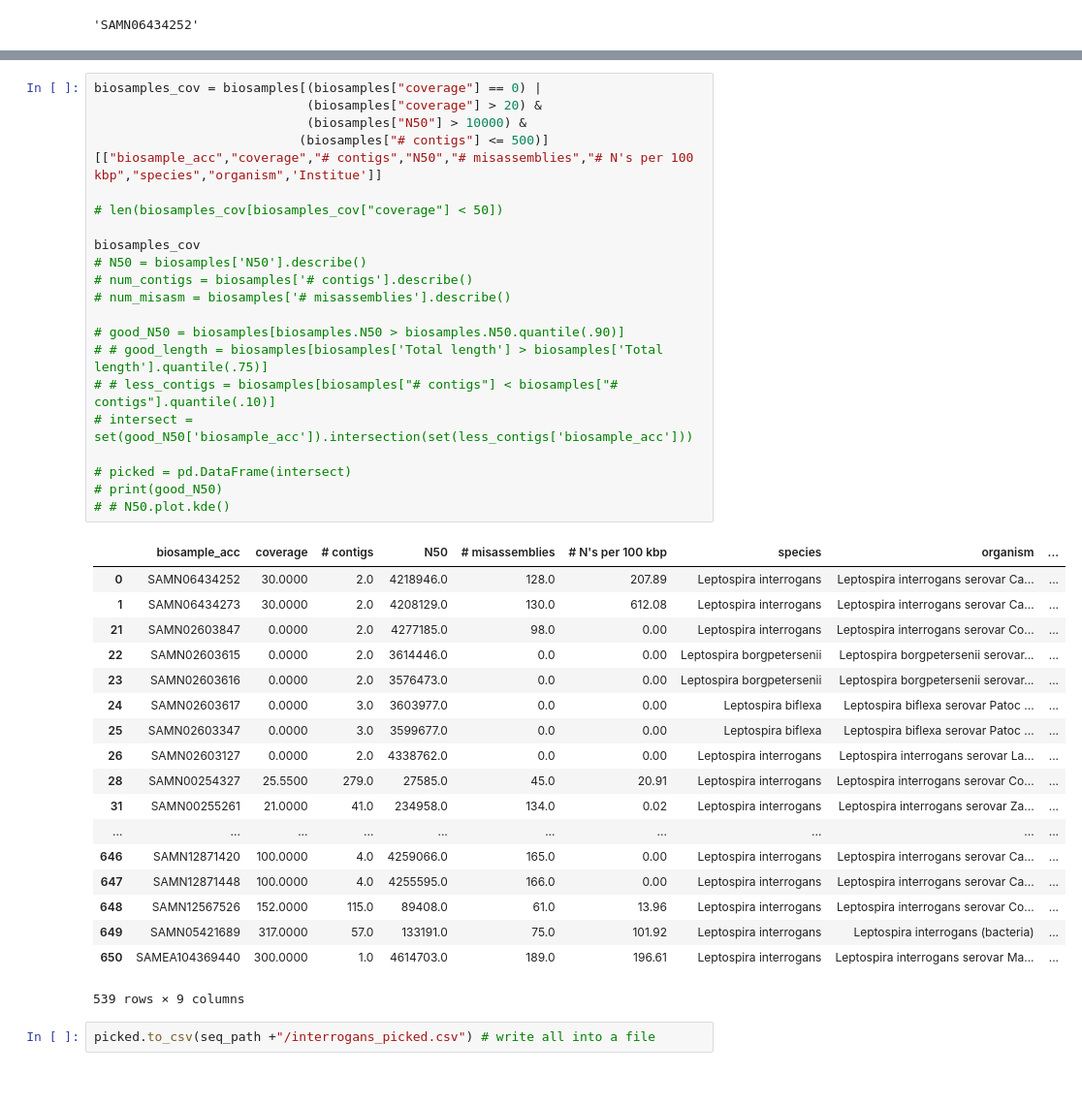
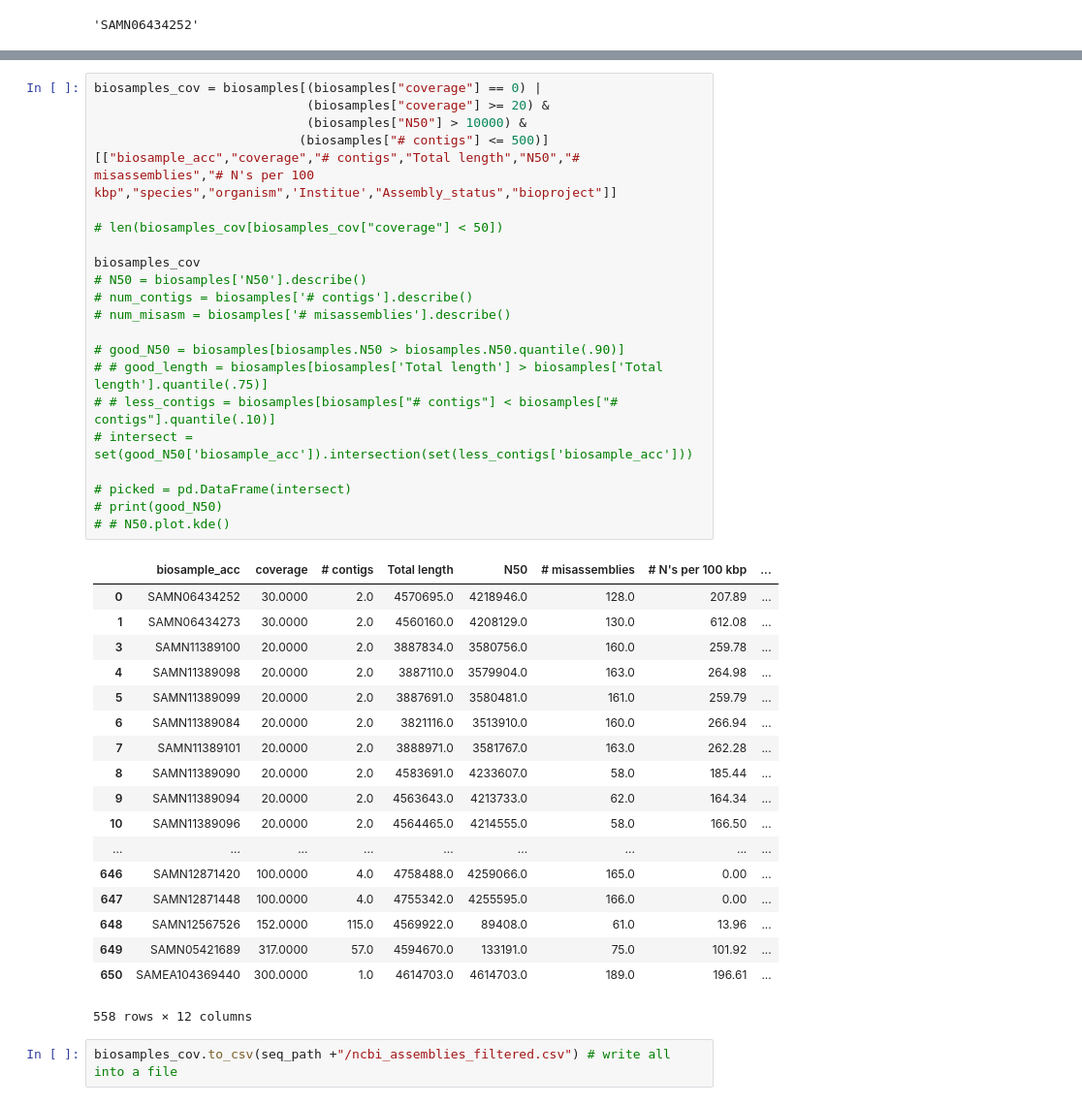
Before and after one commit to salvadorlab/Lepto-Phylogeography, a Jupyter notebook: assemblies_quality.ipynb, the cells around one changed output, grey strips where cells are left out. Shown at 97% size. Cells and saved outputs as stored; diff of their text form.

Commit message:
filter downloaded assemblies

```diff
--- a/assemblies_quality.ipynb
+++ b/assemblies_quality.ipynb
@@ -97,42 +99,42 @@ biosamples
 # %%
 biosamples_cov = biosamples[(biosamples["coverage"] == 0) |
-                            (biosamples["coverage"] > 20) &
+                            (biosamples["coverage"] >= 20) &
                             (biosamples["N50"] > 10000) &
-                           (biosamples["# contigs"] <= 500)][["biosample_acc","coverage","# contigs","N50","# misassemblies","# N's per 100 kbp","species","organism",'Institue']]
+                           (biosamples["# contigs"] <= 500)][["biosample_acc","coverage","# contigs","Total length","N50","# misassemblies","# N's per 100 kbp","species","organism",'Institue',"Assembly_status","bioproject"]]
 
 # len(biosamples_cov[biosamples_cov["coverage"] < 50])
 
 biosamples_cov
 # N50 = biosamples['N50'].describe()
 # num_contigs = biosamples['# contigs'].describe()
 # num_misasm = biosamples['# misassemblies'].describe()
 
 # good_N50 = biosamples[biosamples.N50 > biosamples.N50.quantile(.90)]
 # # good_length = biosamples[biosamples['Total length'] > biosamples['Total length'].quantile(.75)]
 # # less_contigs = biosamples[biosamples["# contigs"] < biosamples["# contigs"].quantile(.10)]
 # intersect = set(good_N50['biosample_acc']).intersection(set(less_contigs['biosample_acc']))
 
 # picked = pd.DataFrame(intersect)
 # print(good_N50)
 # # N50.plot.kde()
 # %% [output]
-|  | biosample_acc | coverage | # contigs | N50 | # misassemblies | # N's per 100 kbp | species | organism | ... |
-| 0 | SAMN06434252 | 30.0000 | 2.0 | 4218946.0 | 128.0 | 207.89 | Leptospira interrogans | Leptospira interrogans serovar Ca... | ... |
-| 1 | SAMN06434273 | 30.0000 | 2.0 | 4208129.0 | 130.0 | 612.08 | Leptospira interrogans | Leptospira interrogans serovar Ca... | ... |
-| 21 | SAMN02603847 | 0.0000 | 2.0 | 4277185.0 | 98.0 | 0.00 | Leptospira interrogans | Leptospira interrogans serovar Co... | ... |
-| 22 | SAMN02603615 | 0.0000 | 2.0 | 3614446.0 | 0.0 | 0.00 | Leptospira borgpetersenii | Leptospira borgpetersenii serovar... | ... |
-| 23 | SAMN02603616 | 0.0000 | 2.0 | 3576473.0 | 0.0 | 0.00 | Leptospira borgpetersenii | Leptospira borgpetersenii serovar... | ... |
-| 24 | SAMN02603617 | 0.0000 | 3.0 | 3603977.0 | 0.0 | 0.00 | Leptospira biflexa | Leptospira biflexa serovar Patoc ... | ... |
-| 25 | SAMN02603347 | 0.0000 | 3.0 | 3599677.0 | 0.0 | 0.00 | Leptospira biflexa | Leptospira biflexa serovar Patoc ... | ... |
-| 26 | SAMN02603127 | 0.0000 | 2.0 | 4338762.0 | 0.0 | 0.00 | Leptospira interrogans | Leptospira interrogans serovar La... | ... |
-| 28 | SAMN00254327 | 25.5500 | 279.0 | 27585.0 | 45.0 | 20.91 | Leptospira interrogans | Leptospira interrogans serovar Co... | ... |
-| 31 | SAMN00255261 | 21.0000 | 41.0 | 234958.0 | 134.0 | 0.02 | Leptospira interrogans | Leptospira interrogans serovar Za... | ... |
-| ... | ... | ... | ... | ... | ... | ... | ... | ... | ... |
-| 646 | SAMN12871420 | 100.0000 | 4.0 | 4259066.0 | 165.0 | 0.00 | Leptospira interrogans | Leptospira interrogans serovar Ca... | ... |
-| 647 | SAMN12871448 | 100.0000 | 4.0 | 4255595.0 | 166.0 | 0.00 | Leptospira interrogans | Leptospira interrogans serovar Ca... | ... |
-| 648 | SAMN12567526 | 152.0000 | 115.0 | 89408.0 | 61.0 | 13.96 | Leptospira interrogans | Leptospira interrogans serovar Co... | ... |
-| 649 | SAMN05421689 | 317.0000 | 57.0 | 133191.0 | 75.0 | 101.92 | Leptospira interrogans | Leptospira interrogans (bacteria) | ... |
-| 650 | SAMEA104369440 | 300.0000 | 1.0 | 4614703.0 | 189.0 | 196.61 | Leptospira interrogans | Leptospira interrogans serovar Ma... | ... |
+|  | biosample_acc | coverage | # contigs | Total length | N50 | # misassemblies | # N's per 100 kbp | ... |
+| 0 | SAMN06434252 | 30.0000 | 2.0 | 4570695.0 | 4218946.0 | 128.0 | 207.89 | ... |
+| 1 | SAMN06434273 | 30.0000 | 2.0 | 4560160.0 | 4208129.0 | 130.0 | 612.08 | ... |
+| 3 | SAMN11389100 | 20.0000 | 2.0 | 3887834.0 | 3580756.0 | 160.0 | 259.78 | ... |
+| 4 | SAMN11389098 | 20.0000 | 2.0 | 3887110.0 | 3579904.0 | 163.0 | 264.98 | ... |
+| 5 | SAMN11389099 | 20.0000 | 2.0 | 3887691.0 | 3580481.0 | 161.0 | 259.79 | ... |
+| 6 | SAMN11389084 | 20.0000 | 2.0 | 3821116.0 | 3513910.0 | 160.0 | 266.94 | ... |
+| 7 | SAMN11389101 | 20.0000 | 2.0 | 3888971.0 | 3581767.0 | 163.0 | 262.28 | ... |
+| 8 | SAMN11389090 | 20.0000 | 2.0 | 4583691.0 | 4233607.0 | 58.0 | 185.44 | ... |
+| 9 | SAMN11389094 | 20.0000 | 2.0 | 4563643.0 | 4213733.0 | 62.0 | 164.34 | ... |
+| 10 | SAMN11389096 | 20.0000 | 2.0 | 4564465.0 | 4214555.0 | 58.0 | 166.50 | ... |
+| ... | ... | ... | ... | ... | ... | ... | ... | ... |
+| 646 | SAMN12871420 | 100.0000 | 4.0 | 4758488.0 | 4259066.0 | 165.0 | 0.00 | ... |
+| 647 | SAMN12871448 | 100.0000 | 4.0 | 4755342.0 | 4255595.0 | 166.0 | 0.00 | ... |
+| 648 | SAMN12567526 | 152.0000 | 115.0 | 4569922.0 | 89408.0 | 61.0 | 13.96 | ... |
+| 649 | SAMN05421689 | 317.0000 | 57.0 | 4594670.0 | 133191.0 | 75.0 | 101.92 | ... |
+| 650 | SAMEA104369440 | 300.0000 | 1.0 | 4614703.0 | 4614703.0 | 189.0 | 196.61 | ... |
-539 rows × 9 columns
+558 rows × 12 columns
 # %%
-picked.to_csv(seq_path +"/interrogans_picked.csv") # write all into a file
+biosamples_cov.to_csv(seq_path +"/ncbi_assemblies_filtered.csv") # write all into a file
```
Also changed, not shown: parts of 2 cells of this notebook.
